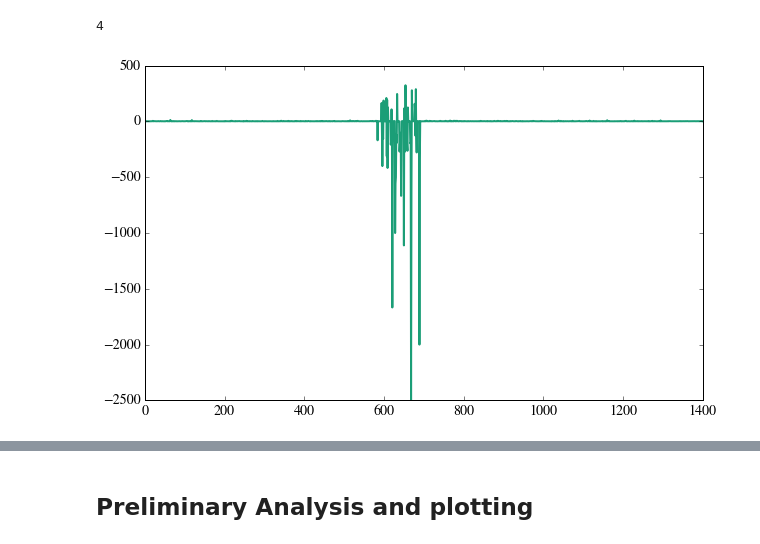
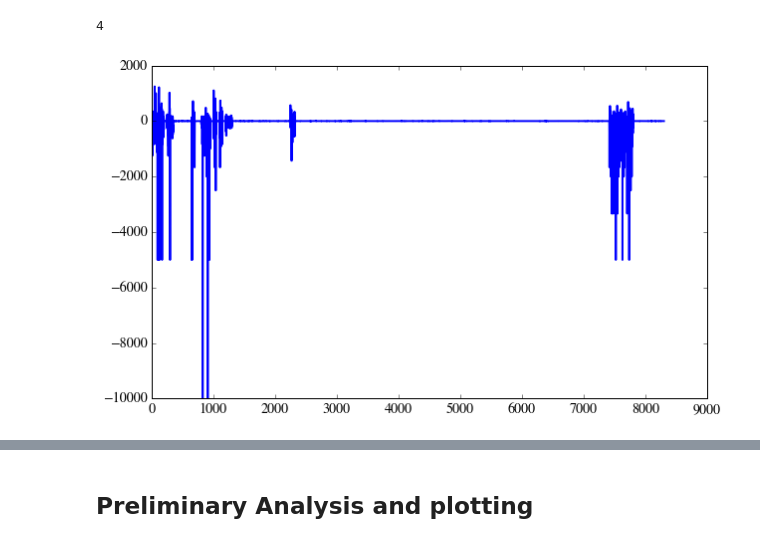
Before and after one commit to louisguitton/nba-predict, a Jupyter notebook: analysis/games-analysis.ipynb, the cells around one changed output, grey strips where cells are left out. Saved outputs shown, nothing was run; the diff lists cells and outputs as text; code cells hidden in the pictures.

```diff
--- a/analysis/games-analysis.ipynb
+++ b/analysis/games-analysis.ipynb
@@ -7,21 +7,18 @@ import matplotlib.pyplot as plt
 import pandas as pd
 from matplotlib import rcParams
 # %%
-import brewer2mpl
+# from palettable.colorbrewer.qualitative import Dark2_7
 from matplotlib import rcParams
 
-#colorbrewer2 Dark2 qualitative color table
-dark2_cmap = brewer2mpl.get_map('Dark2', 'Qualitative', 7)
-dark2_colors = dark2_cmap.mpl_colors
 
 rcParams['figure.figsize'] = (10, 6)
 rcParams['figure.dpi'] = 150
-rcParams['axes.color_cycle'] = dark2_colors
+# rcParams['axes.color_cycle'] = Dark2_7
 rcParams['lines.linewidth'] = 2
 rcParams['axes.facecolor'] = 'white'
 rcParams['font.size'] = 14
 rcParams['patch.edgecolor'] = 'white'
-rcParams['patch.facecolor'] = dark2_colors[0]
+# rcParams['patch.facecolor'] = Dark2_7[0]
 rcParams['font.family'] = 'StixGeneral'
 
 
@@ -56,6 +53,6 @@ pd.set_option('display.max_columns', 100)
 # %% [markdown]
 # Loading and Cleaning
 # %%
-df=pd.read_csv("games.csv")
+df=pd.read_csv("../data/games_mongodump.csv")
 df.head(5)
 # %% [output]
@@ -84,9 +81,9 @@ a = 'hello world'
 4
 # %%
 line = plt.figure()
-plt.plot(df["odd_winner"]);
+plt.plot(df["odd_home"]);
 # %% [output]
-[figure, old version]
+[figure, new version]
 # %%
 games_cleaned = df.loc[df["odd_winner"]<50,:] #I get rid of a lot of data like this
 games_cleaned = games_cleaned.loc[games_cleaned["odd_winner"]>=0,:]
```
Also changed, not shown: parts of 12 cells of this notebook, 4 other files.
